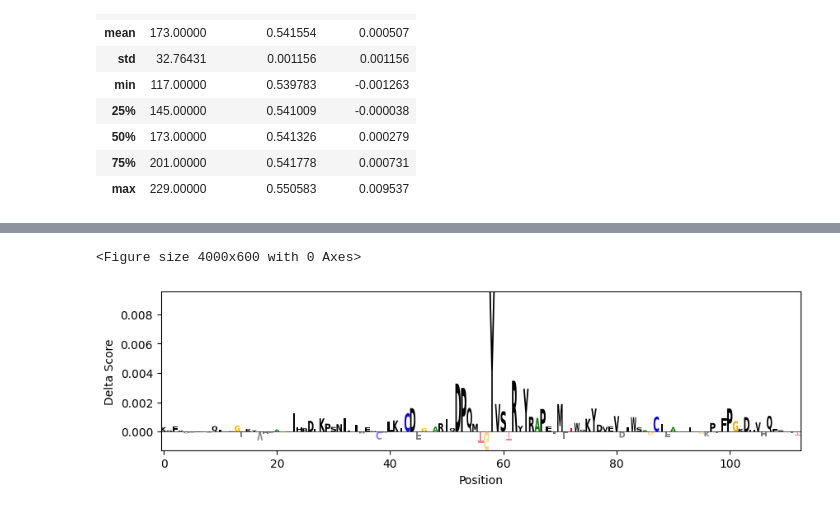
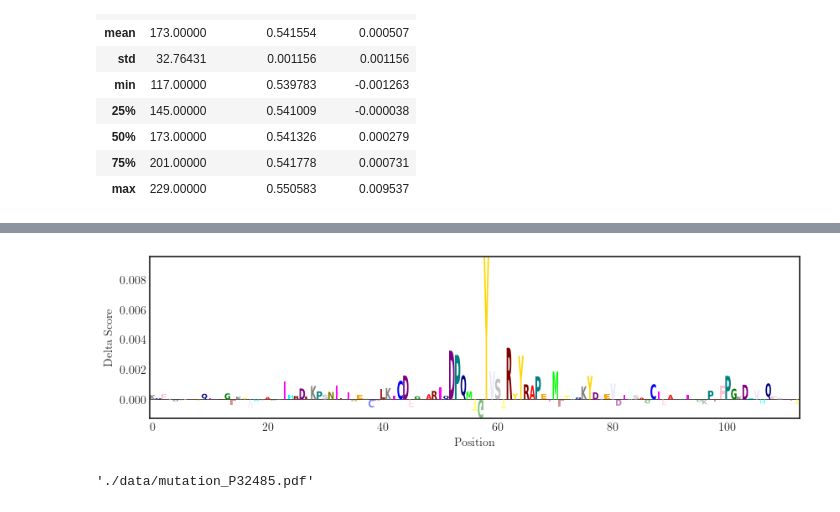
Before and after one commit to gustavoschewinski/tuning-protein, a Jupyter notebook: 5. mutations.ipynb, the cells around one changed output, grey strips where cells are left out. Saved outputs shown, nothing was run; the diff lists cells and outputs as text; code cells hidden in the pictures.

Commit message:
Generate mutations graphs

```diff
--- a/5. mutations.ipynb
+++ b/5. mutations.ipynb
@@ -514,9 +301,21 @@ average_scores_df.describe()
 | 50% | 173.00000 | 0.541326 | 0.000279 |
 | 75% | 201.00000 | 0.541778 | 0.000731 |
 | max | 229.00000 | 0.550583 | 0.009537 |
+# %%
+import matplotlib
+import matplotlib.pyplot as plt
+from matplotlib.backends.backend_pdf import PdfPages
+import numpy as np
+
+plt.style.use('seaborn-white')
+matplotlib.rcParams['text.usetex'] = True
+matplotlib.rcParams['font.family'] = 'serif'
+matplotlib.rcParams['text.latex.preamble'] = r'\usepackage{amsmath}'
 # %%
 import matplotlib.pyplot as plt
 import logomaker
+
+# Plot!
 
 delta_scores = np.array(average_scores_df['delta_lipnorm']).astype(np.float32)
 sequence = sequence_trim
@@ -541,9 +340,34 @@ for i, (letter, score) in enumerate(zip(logo_df['letter'], logo_df['delta'])):
         full_matrix.at[i, letter] = score
 plt.figure(figsize=(40, 6))
 
+color_dict = {
+    'A': 'red',
+    'C': 'blue',
+    'G': 'green',
+    'T': 'yellow',
+    'D': 'purple',
+    'E': 'orange',
+    'F': 'pink',
+    'H': 'cyan',
+    'I': 'magenta',
+    'K': 'gray',
+    'L': 'brown',
+    'M': 'lime',
+    'N': 'olive',
+    'P': 'teal',
+    'Q': 'navy',
+    'R': 'maroon',
+    'S': 'silver',
+    'V': 'lavender',
+    'W': 'azure',
+    'Y': 'gold'
+}
+
 # Create the logo
-logo = logomaker.Logo(full_matrix, color_scheme='classic', fade_below=0.5)
+logo = logomaker.Logo(full_matrix, color_scheme=color_dict, fade_below=0.5)
 logo.ax.set_xlabel('Position')
 logo.ax.set_ylabel('Delta Score')
+
+plt.margins(y=0.2)
 plt.show()
 # %% [output]
@@ -566,2 +375,10 @@ plt.show()
-<Figure size 4000x600 with 0 Axes>
-[figure, old version]
+[figure, new version]
+# %%
+pdf_file_path = './data/mutation_P32485.pdf'
+with PdfPages(pdf_file_path) as pdf:
+    pdf.savefig(fig)
+plt.close()
+
+pdf_file_path
+# %% [output]
+'./data/mutation_P32485.pdf'
```
Also changed, not shown: parts of 21 cells of this notebook, 1 other file.
